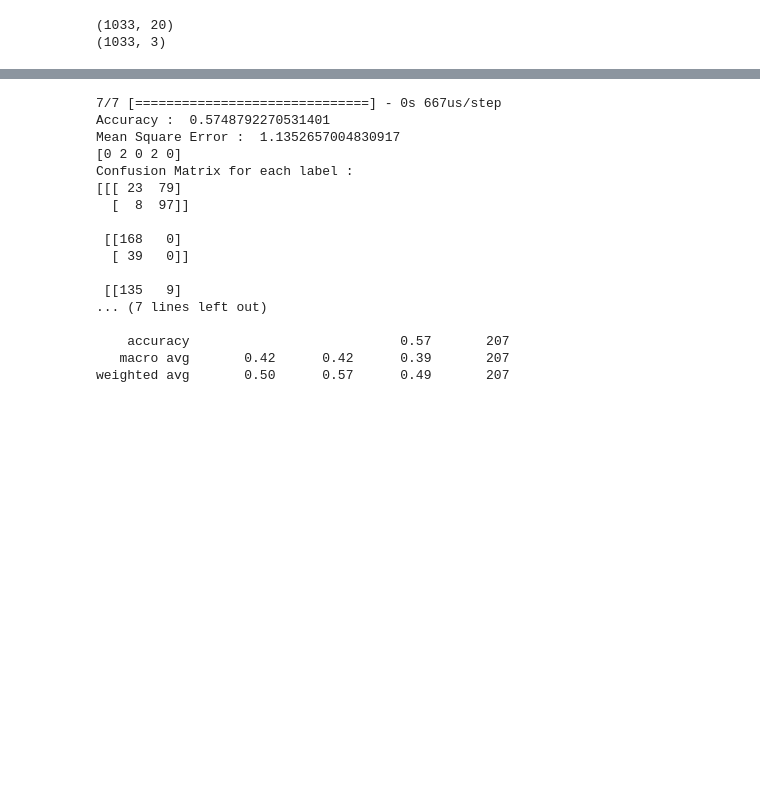
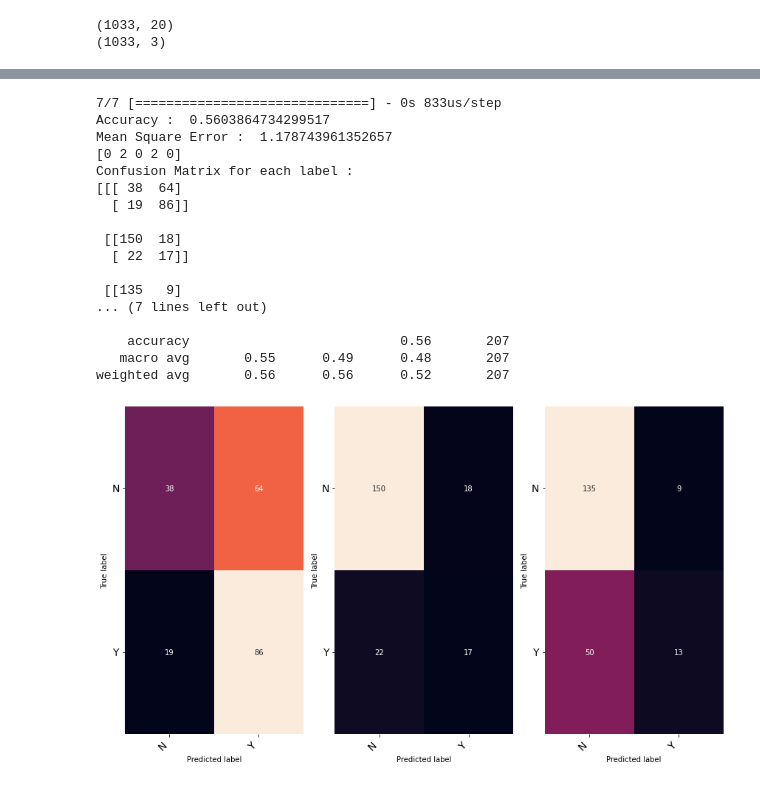
Before and after one commit to ECS-171-Divorce-Team/ECS-171-Online-Study, a Jupyter notebook: tensorflow-nn-zt.ipynb, the cells around one changed output, grey strips where cells are left out. Cells and saved outputs as stored; diff of their text form; code cells hidden in the pictures; blank space fills up the shorter version.

```diff
--- a/tensorflow-nn-zt.ipynb
+++ b/tensorflow-nn-zt.ipynb
@@ -403,30 +434,43 @@ plt.show()
 prediction = hypermodel.predict(X_test)
 prediction  = np.argmax(prediction, axis=1)
 y_val=np.argmax(y_test, axis=1)
+
 print("Accuracy : ", accuracy_score(y_val, prediction))
 print("Mean Square Error : ", mean_squared_error(y_val, prediction))
 
 print(prediction[:5])
 print("Confusion Matrix for each label : ")
-print(multilabel_confusion_matrix(y_val, prediction))
+conf_matrix = multilabel_confusion_matrix(y_val, prediction)
+print(conf_matrix)
 
 print("Classification Report : ")
 print(classification_report(y_val, prediction))
 # %% [output]
-7/7 [==============================] - 0s 667us/step
-Accuracy :  0.5748792270531401
-Mean Square Error :  1.1352657004830917
+7/7 [==============================] - 0s 833us/step
+Accuracy :  0.5603864734299517
+Mean Square Error :  1.178743961352657
 [0 2 0 2 0]
 Confusion Matrix for each label :
-[[[ 23  79]
-  [  8  97]]
+[[[ 38  64]
+  [ 19  86]]
 
- [[168   0]
-  [ 39   0]]
+ [[150  18]
+  [ 22  17]]
 
  [[135   9]
 ... (7 lines left out)
 
-    accuracy                           0.57       207
-   macro avg       0.42      0.42      0.39       207
-weighted avg       0.50      0.57      0.49       207
+    accuracy                           0.56       207
+   macro avg       0.55      0.49      0.48       207
+weighted avg       0.56      0.56      0.52       207
+# %%
+vis_arr = np.array(conf_matrix)
+labels = ["".join("c" + str(i)) for i in range(0, 3)]
+fig, ax = plt.subplots(1, 3, figsize=(12, 7))
+for axes, cfs_matrix, label in zip(ax.flatten(), vis_arr, labels):
+    print_confusion_matrix(cfs_matrix, axes, label, ["N", "Y"])
+
+fig.tight_layout()
+plt.show()
+# %% [output]
+[figure, added]
```
Also changed, not shown: parts of 10 cells of this notebook.
